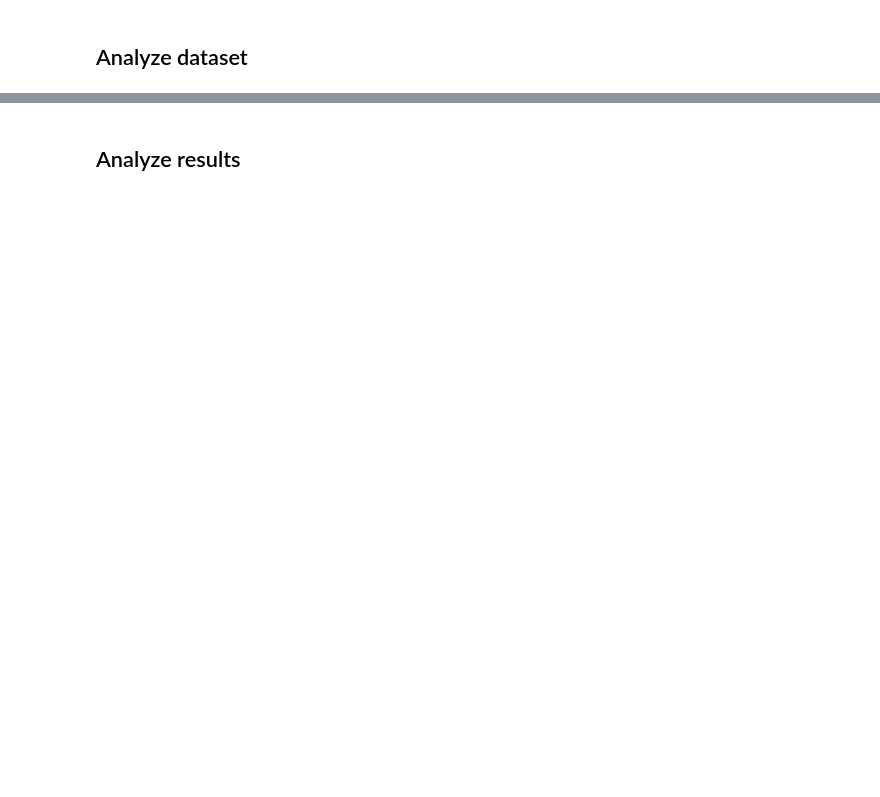
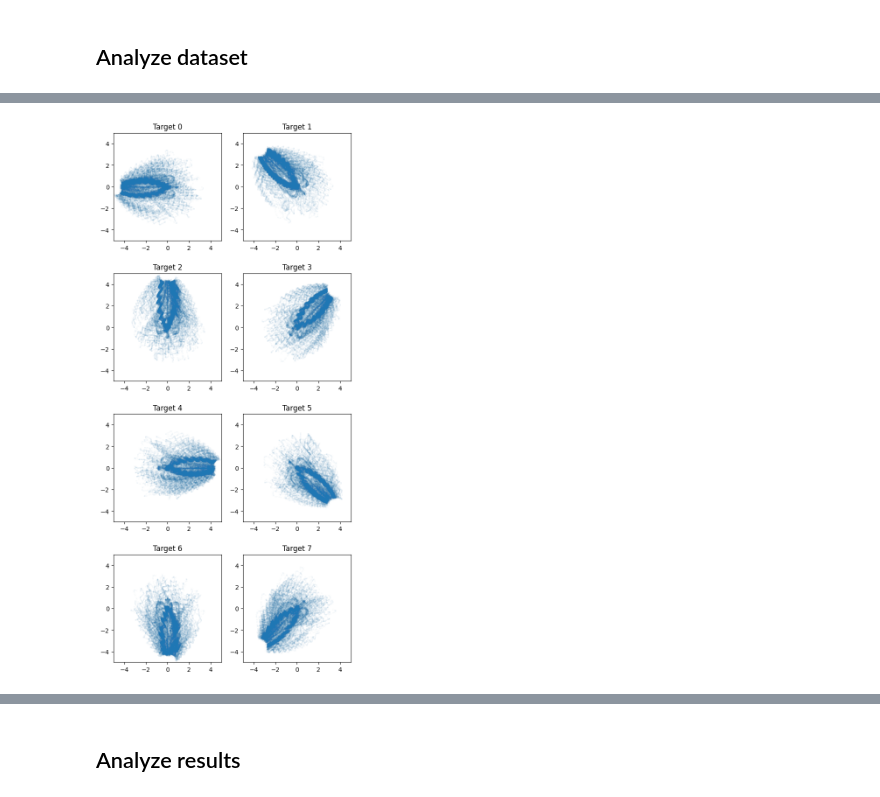
Before and after one commit to shokoofehv/Anticipatory-Indicators-of-Human-Walking-Motion, a Jupyter notebook: Assets/Scripts/test.ipynb, the cells around one changed output, grey strips where cells are left out. Cells and saved outputs as stored; diff of their text form; code cells hidden in the pictures; blank space fills up the shorter version.

```diff
--- a/Assets/Scripts/test.ipynb
+++ b/Assets/Scripts/test.ipynb
@@ -34,6 +34,9 @@ df = pd.read_csv(path, header=None, names=names)
 df.dropna(inplace=True)
 
 data = pd.read_csv(dataset_path, header=None, names=names)
+# %%
+# data_t = pd.concat([data_t, df], ignore_index=True)
+data_t = data
 # %% [markdown]
 ## Analyze dataset
 # %%
@@ -61,3 +107,15 @@ true target
+# %%
+fig, axes = plt.subplots(nrows=4, ncols=2, figsize=(7, 16)) #figsize=(7, 18),
+for i, ax in enumerate(axes.flat):
+    tmp = data_t[data_t['true target'] == i]
+    ax.scatter(tmp['x'], tmp['z'], s=0.001)
+    ax.set_xlim([-5, 5])
+    ax.set_ylim([-5, 5])
+    ax.title.set_text(f'Target {i}' )
+    ax.set_aspect('equal')
+plt.savefig("../Plots/training trajectories")
+# %% [output]
+[figure, added]
 # %%
 initial_positions = data.groupby(["timestamp", "id"], as_index=False).first()
 initial_positions
```
Also changed, not shown: parts of 11 cells of this notebook, 9 other files.
